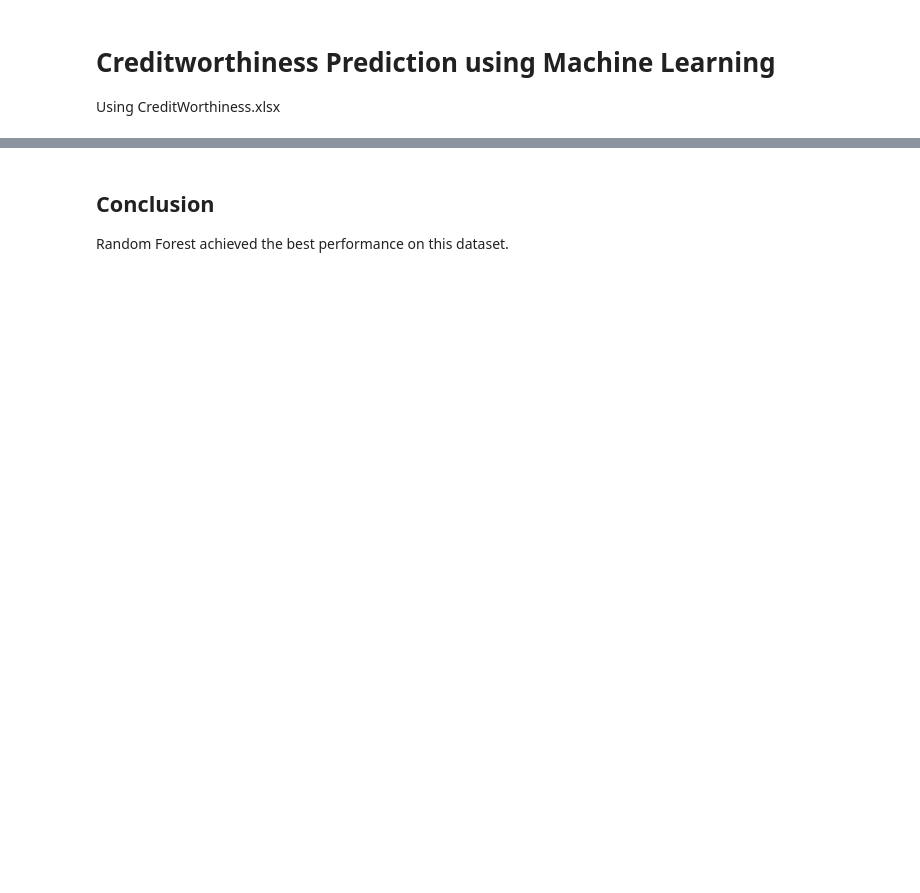
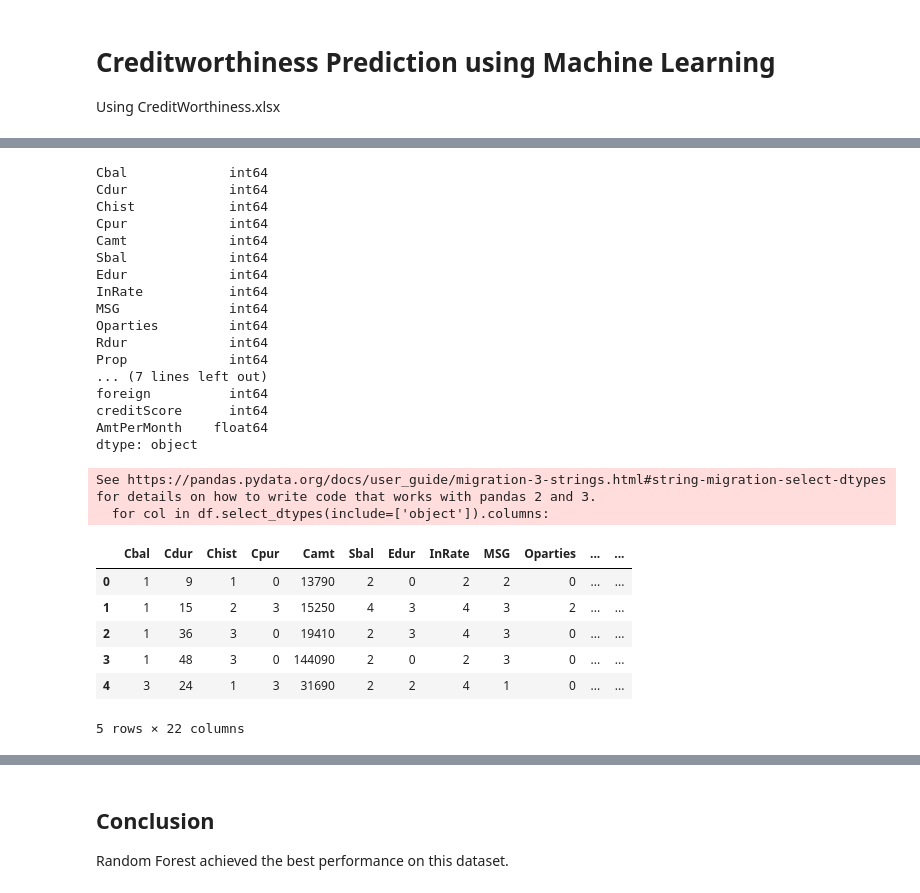
Before and after one commit to Prasanth-bug/codealpha_tasks, a Jupyter notebook: Creditworthiness_Prediction_Notebook.ipynb, the cells around one changed output, grey strips where cells are left out. Saved outputs shown, nothing was run; the diff lists cells and outputs as text; code cells hidden in the pictures; blank space fills up the shorter version.

```diff
--- a/Creditworthiness_Prediction_Notebook.ipynb
+++ b/Creditworthiness_Prediction_Notebook.ipynb
@@ -23,8 +64,43 @@ df.isnull().sum()
 # %%
-for col in df.columns:
-    if df[col].dtype=='object':
-        df[col]=LabelEncoder().fit_transform(df[col].astype(str))
+from sklearn.preprocessing import LabelEncoder
+
+# Create LabelEncoder object
+le = LabelEncoder()
+
+# Encode all categorical (object) columns
+for col in df.select_dtypes(include=['object']).columns:
+    df[col] = le.fit_transform(df[col].astype(str))
+
+# Check the data types after encoding
+print(df.dtypes)
 df.head()
+# %% [output]
+Cbal             int64
+Cdur             int64
+Chist            int64
+Cpur             int64
+Camt             int64
+Sbal             int64
+Edur             int64
+InRate           int64
+MSG              int64
+Oparties         int64
+Rdur             int64
+Prop             int64
+... (7 lines left out)
+foreign          int64
+creditScore      int64
+AmtPerMonth    float64
+dtype: object
+See https://pandas.pydata.org/docs/user_guide/migration-3-strings.html#string-migration-select-dtypes for details on how to write code that works with pandas 2 and 3.
+  for col in df.select_dtypes(include=['object']).columns:
+|  | Cbal | Cdur | Chist | Cpur | Camt | Sbal | Edur | InRate | MSG | Oparties | ... | ... |
+| 0 | 1 | 9 | 1 | 0 | 13790 | 2 | 0 | 2 | 2 | 0 | ... | ... |
+| 1 | 1 | 15 | 2 | 3 | 15250 | 4 | 3 | 4 | 3 | 2 | ... | ... |
+| 2 | 1 | 36 | 3 | 0 | 19410 | 2 | 3 | 4 | 3 | 0 | ... | ... |
+| 3 | 1 | 48 | 3 | 0 | 144090 | 2 | 0 | 2 | 3 | 0 | ... | ... |
+| 4 | 3 | 24 | 1 | 3 | 31690 | 2 | 2 | 4 | 1 | 0 | ... | ... |
+5 rows × 22 columns
 # %%
 df['AmtPerMonth']=df['Camt']/df['Cdur']
 X=df.drop('creditScore',axis=1)
```
Also changed, not shown: parts of 7 cells of this notebook.
